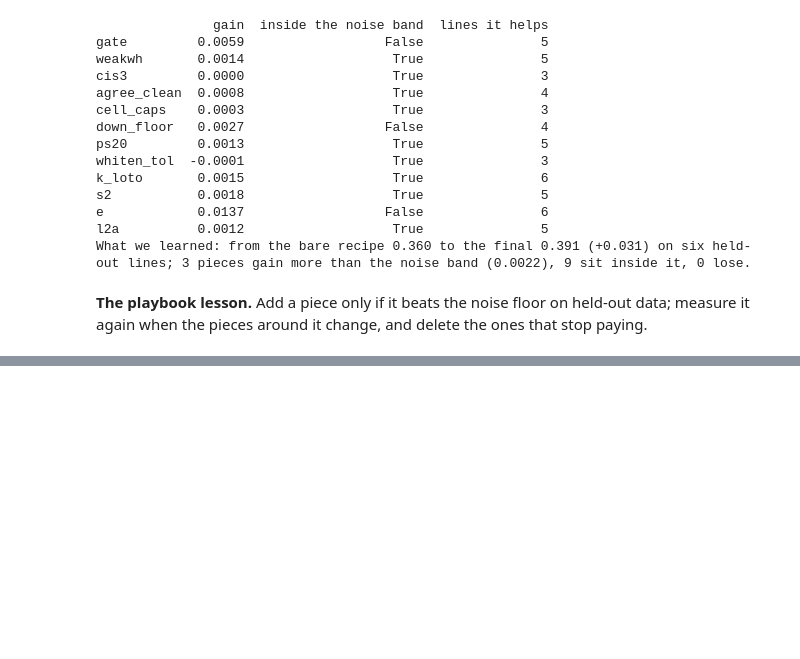
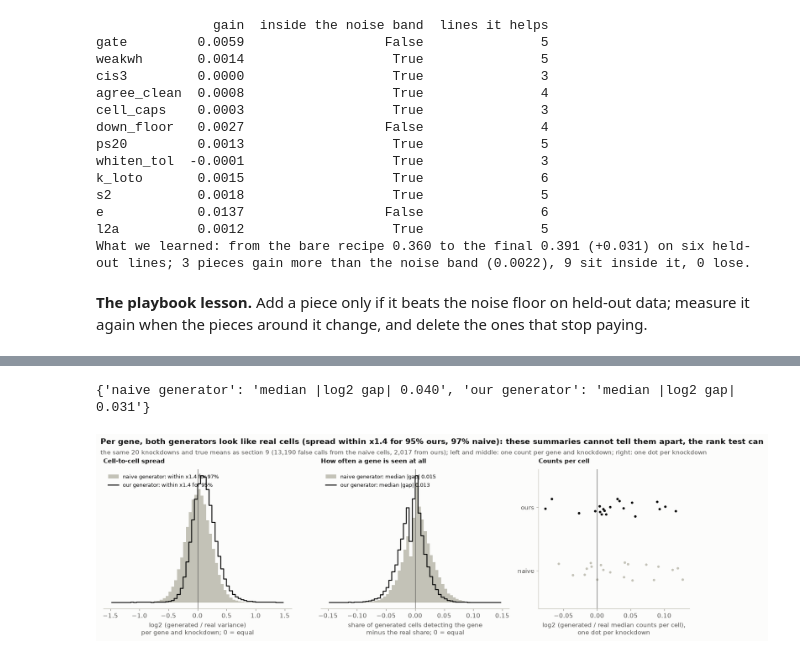
Before and after one commit to helenhenryz/vcc2026-perturbation-prediction, a Jupyter notebook: notebook.ipynb, the cells around one changed output, grey strips where cells are left out. Drawn from its saved outputs; the diff is of its cells as text; code cells hidden in the pictures; blank space fills up the shorter version.

Commit message:
Notebook: the cell generator against real cells (section 11)

```diff
--- a/notebook.ipynb
+++ b/notebook.ipynb
@@ -1823,0 +1850,74 @@ pieces around it change, and delete the ones that stop paying.
+# %%
+def gene_moments(blocks):
+    m, v, d = [], [], []
+    for b in blocks:
+        D = np.asarray(b.todense(), np.float64) if sp.issparse(b) else np.asarray(b, np.float64)
+        m.append(D.mean(0)), v.append(D.var(0)), d.append((D > 0).mean(0))
+    return np.concatenate(m), np.concatenate(v), np.concatenate(d)
+
+
+mom11 = {name: gene_moments(blocks) for name, blocks in sets9.items()}
+keep11 = np.tile(tested9, len(kd9)) & (mom11["real"][0] > 0.05)
+fig, axes = plt.subplots(1, 3, figsize=(13.5, 4.3), gridspec_kw={"width_ratios": [1, 1, 0.8]})
+mr, vr, dr = mom11["real"]
+for ax, what in zip(axes, ("var", "det")):
+    for name in ("naive generator", "our generator"):
+        m, v, d = mom11[name]
+        if what == "var":
+            x = np.log2((v[keep11] + 1e-3) / (vr[keep11] + 1e-3))
+            edges = np.linspace(-1.5, 1.5, 61)
+            lab = f"{name}: within x1.4 for {np.mean(np.abs(x) < 0.5):.0%}"
+        else:
+            x = d[keep11] - dr[keep11]
+            edges = np.linspace(-0.15, 0.15, 61)
+            lab = f"{name}: median |gap| {np.median(np.abs(x)):.3f}"
+        h, _ = np.histogram(x, bins=edges)  # the few values outside the range are left out of the drawing only
+        if name == "naive generator":
+            ax.fill_between((edges[:-1] + edges[1:]) / 2, h, step="mid", color=LIGHT, lw=0, label=lab)
+        else:
+            ax.step((edges[:-1] + edges[1:]) / 2, h, where="mid", color=INK, lw=1.6, label=lab)
+    ax.axvline(0, color=INK2, lw=0.8)
+    ax.set_yticks([])
+    ax.spines["left"].set_visible(False)
+    ax.legend(loc="upper left", fontsize=8.5)
+axes[0].set_xlabel("log2 (generated / real variance)\nper gene and knockdown; 0 = equal")
+axes[0].set_title("Cell-to-cell spread", fontsize=10)
+axes[1].set_xlabel("share of generated cells detecting the gene\nminus the real share; 0 = equal")
+axes[1].set_title("How often a gene is seen at all", fontsize=10)
+# per cell: the total count (library size) of generated against real cells, per knockdown
+libgap = {}
+ax = axes[2]
+for y, name in enumerate(("naive generator", "our generator")):
+    g = np.array(
+        [
+            np.log2(np.median(np.asarray(b.sum(1)).ravel()) / np.median(np.asarray(r.sum(1)).ravel()))
+            for b, r in zip(sets9[name], sets9["real"])
+        ]
+    )
+    libgap[name] = g
+    ax.scatter(
+        g,
+        np.full(len(g), y) + np.random.default_rng(y).uniform(-0.15, 0.15, len(g)),
+        s=16,
+        color={"naive generator": LIGHT, "our generator": INK}[name],
+        linewidths=0,
+    )
+ax.axvline(0, color=INK2, lw=0.8)
+ax.set_yticks(range(2), ["naive", "ours"]), ax.set_ylim(-0.6, 1.6)
+ax.set_xlabel("log2 (generated / real median counts per cell),\none dot per knockdown")
+ax.set_title("Counts per cell", fontsize=10)
+print({n: f"median |log2 gap| {np.median(np.abs(g)):.3f}" for n, g in libgap.items()})
+fig.tight_layout()
+_ratio = {n: np.log2((mom11[n][1][keep11] + 1e-3) / (vr[keep11] + 1e-3)) for n in ("naive generator", "our generator")}
+headline(
+    fig,
+    "Per gene, both generators look like real cells (spread within x1.4 for "
+    f"{np.mean(np.abs(_ratio['our generator']) < 0.5):.0%} ours, {np.mean(np.abs(_ratio['naive generator']) < 0.5):.0%} "
+    "naive): these summaries cannot tell them apart, the rank test can",
+    f"the same 20 knockdowns and true means as section 9 ({false[0]:,} false calls from the naive cells, {false[1]:,} "
+    "from ours); left and middle: one count per gene and knockdown; right: one dot per knockdown",
+)
+plt.show()
+# %% [output]
+{'naive generator': 'median |log2 gap| 0.040', 'our generator': 'median |log2 gap| 0.031'}
+[figure, added]
```
Also changed, not shown: parts of 4 cells of this notebook.
